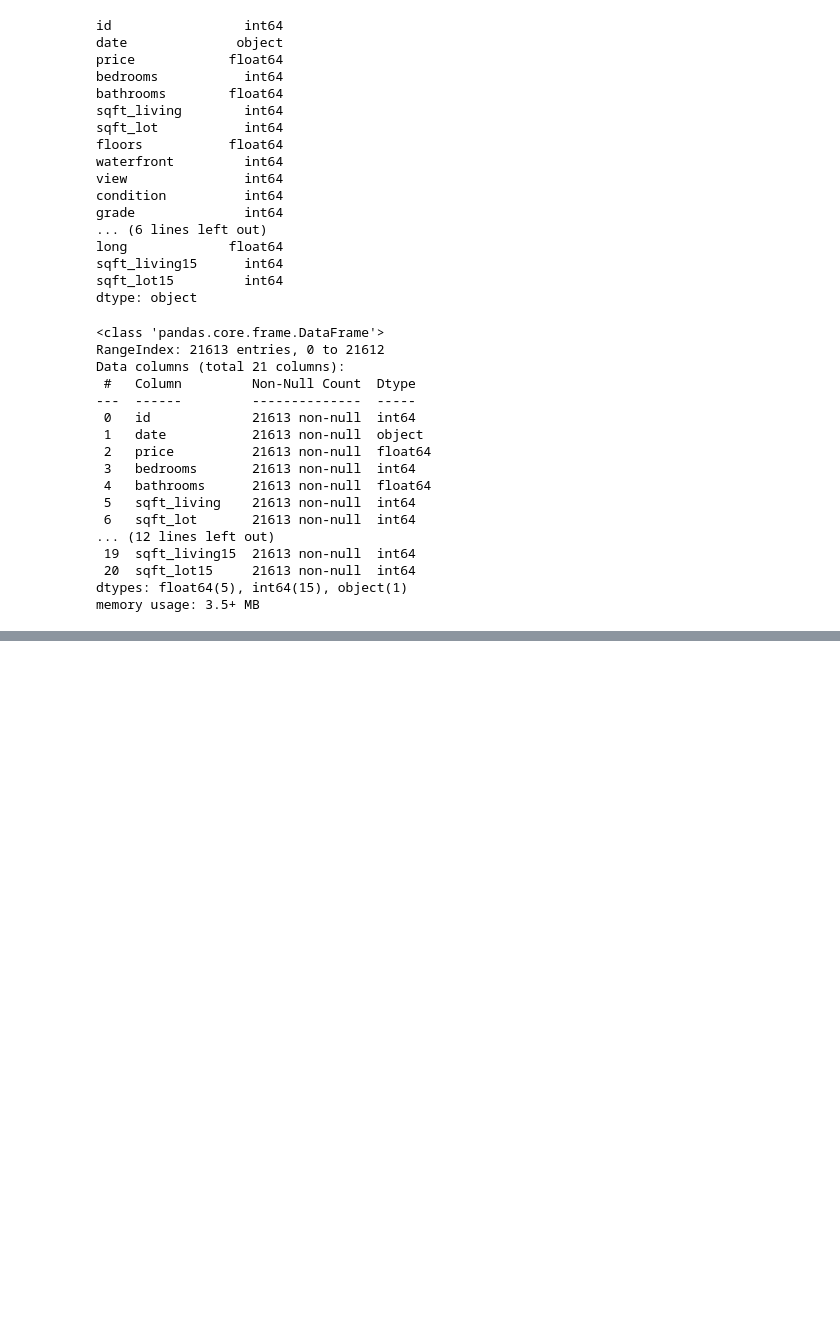
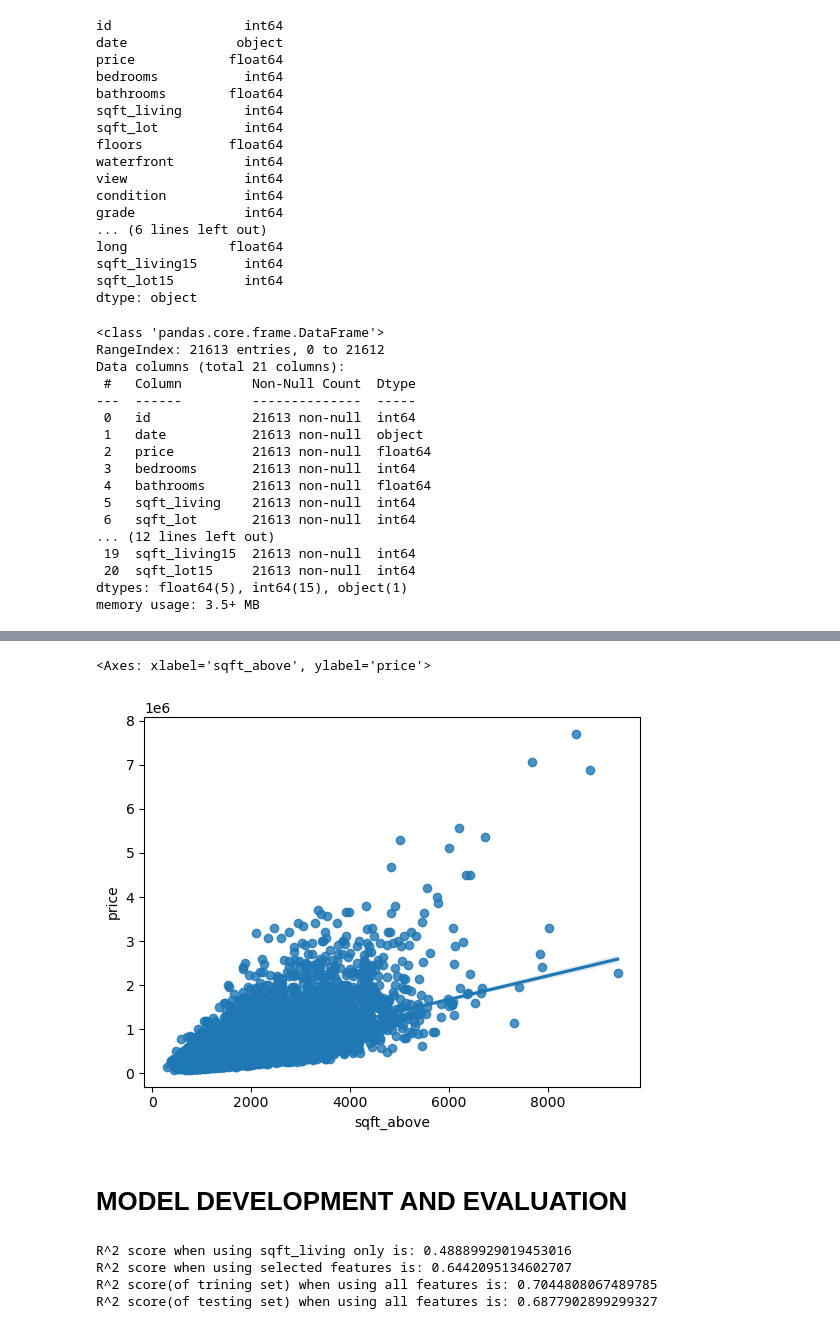
Before and after one commit to SaadIrfan618/house_price_predictor, a Jupyter notebook: house price predictor.ipynb, the cells around one changed output, grey strips where cells are left out. Saved outputs shown, nothing was run; the diff lists cells and outputs as text; code cells hidden in the pictures; blank space fills up the shorter version.

```diff
--- a/house price predictor.ipynb
+++ b/house price predictor.ipynb
@@ -82,0 +167,55 @@ df = df.drop(["id","date"],axis=1)
+# %%
+# graphically seeing relation of sqft_above and price using regplot
+
+import seaborn as sns
+sns.regplot(x="sqft_above",y="price",data=df)
+# %% [output]
+<Axes: xlabel='sqft_above', ylabel='price'>
+[figure, added]
+# %% [markdown]
+# MODEL DEVELOPMENT AND EVALUATION
+# %%
+# model 1: multiple linear regression
+
+# predicting price using all features apart from id, date and afterwards using only sqft_living
+from sklearn.linear_model import LinearRegression
+#import numpy as np
+
+z = df["sqft_living"].values.reshape(-1,1)
+v = df[["floors", "waterfront","lat" ,"bedrooms" ,"sqft_basement" ,"view" ,"bathrooms","sqft_living15","sqft_above","grade","sqft_living"]]
+x = df.drop(["price"],axis=1)
+y = df["price"]
+
+# train test split
+from sklearn.model_selection import train_test_split
+z_train, z_test, y2_train, y2_test = train_test_split(z,y,test_size=0.3,random_state=0)
+v_train, v_test, y3_train, y3_test = train_test_split(v,y,test_size=0.3,random_state=0)
+x_train, x_test, y_train, y_test = train_test_split(x,y,test_size=0.3,random_state=0)
+
+# define dependent variable/ target and form fit
+lm2 = LinearRegression()
+lm3 = LinearRegression()
+lm = LinearRegression()
+lm2.fit(z_train, y2_train)
+lm3.fit(v_train, y3_train)
+lm.fit(x_train, y_train)
+
+# getting r^2 score
+linear_score2 = lm2.score(z_test, y2_test)
+linear_score3 = lm3.score(v_test, y3_test)
+linear_score_train = lm.score(x_train, y_train)
+linear_score_test = lm.score(x_test, y_test)
+
+print(f"R^2 score when using sqft_living only is: {linear_score2}")
+print(f"R^2 score when using selected features is: {linear_score3}")
+print(f"R^2 score(of trining set) when using all features is: {linear_score_train}")
+print(f"R^2 score(of testing set) when using all features is: {linear_score_test}")
+
+# better to use selected features only as using all features doesnot improve R^2 score by much (6% increase)
+# 0.6 < R^2 < 0.80 shows strong results (prediction is good) but performance/ prediction can be improved
+# also, little difference between R^2 score of training and testing shows no problem of over or under fitting
+# %% [output]
+R^2 score when using sqft_living only is: 0.48889929019453016
+R^2 score when using selected features is: 0.6442095134602707
+R^2 score(of trining set) when using all features is: 0.7044808067489785
+R^2 score(of testing set) when using all features is: 0.6877902899299327
```
Also changed, not shown: parts of 17 cells of this notebook.
